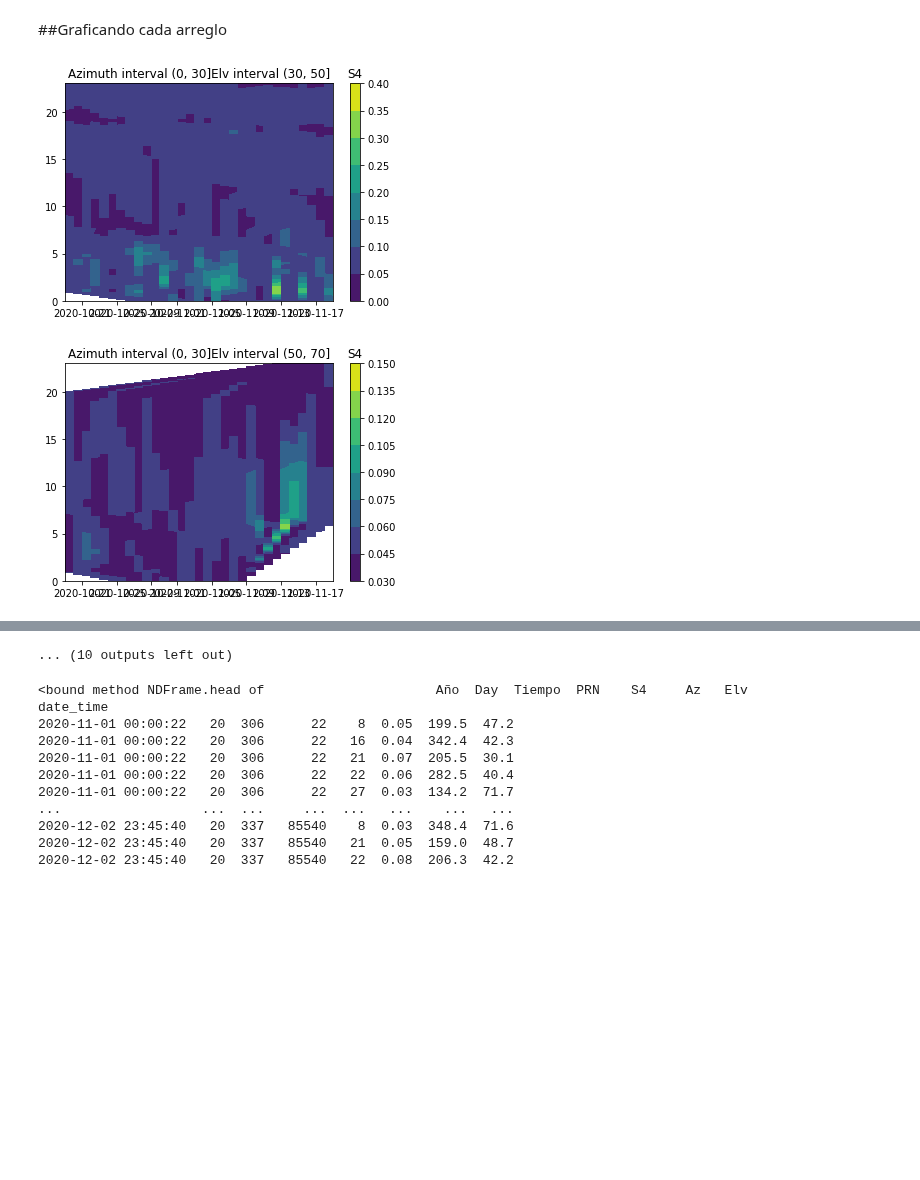
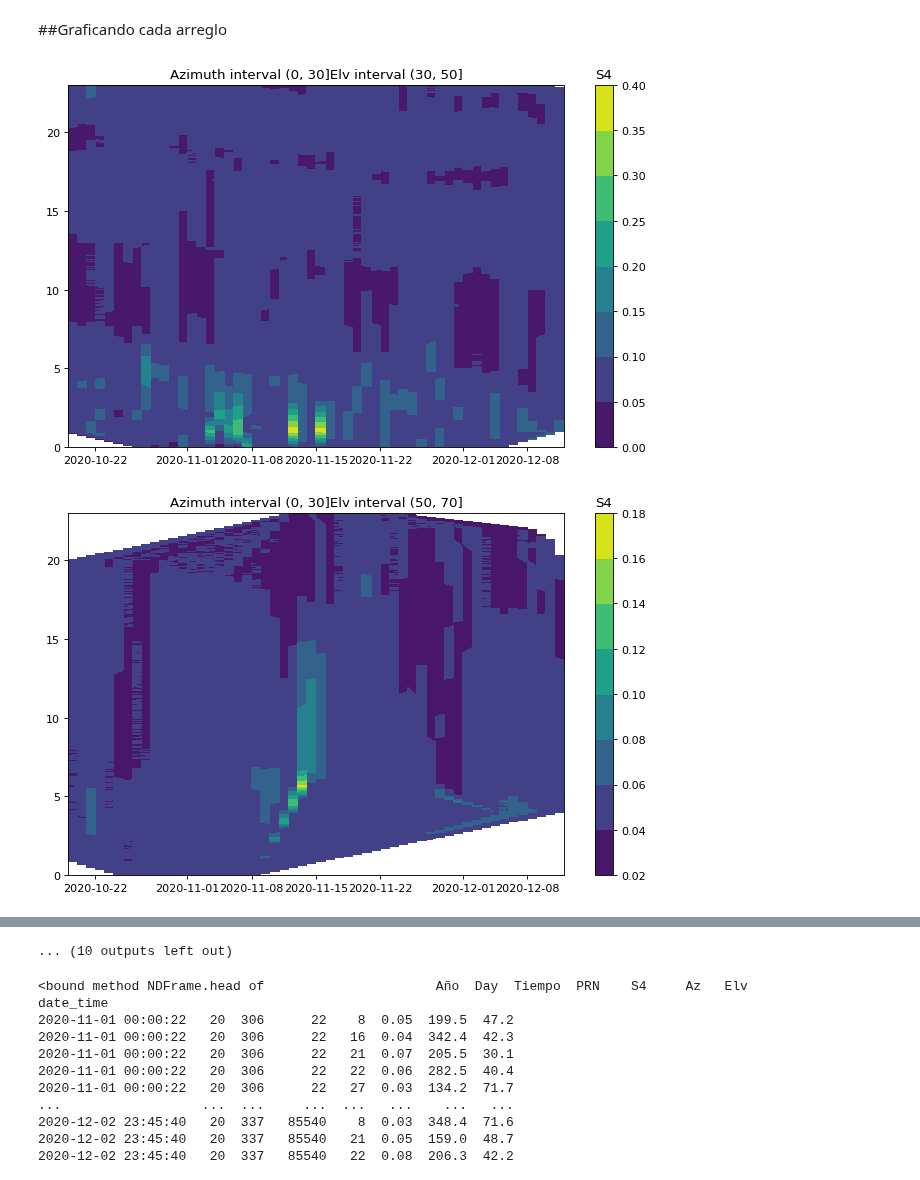
Before and after one commit to georgesteve/Research-Assitant-ML-ROJ, a Jupyter notebook: Grafico_de_S4_heatmap.ipynb, the cells around one changed output, grey strips where cells are left out. Cells and saved outputs as stored; diff of their text form; code cells hidden in the pictures; blank space fills up the shorter version.

```diff
--- a/Grafico_de_S4_heatmap.ipynb
+++ b/Grafico_de_S4_heatmap.ipynb
@@ -26,3 +28,7 @@ drive.mount("/content/gdrive")
+# %%
+
+Data = pd.read_csv('/content/gdrive/My Drive/gfajardo_uNz2xU-2020.csv',index_col=False)
+s4=Data.drop(columns=['Unnamed: 0'])
 # %% [markdown]
 ##Transformando columnas de tiempo a formato datetime
 # %%
@@ -87,32 +93,35 @@ y=s4_1min.S4.values
 from scipy.interpolate import griddata
 from jdcal import jd2jcal
 from datetime import datetime
+from matplotlib.pyplot import figure
+
 
 
 def plot_S4_hour_day(df,i):
+  figure(num=None, figsize=(10, 6), dpi=80, facecolor='w', edgecolor='k')
   xi = np.linspace(df.index.to_julian_date().min(), df.index.to_julian_date().max(), 2000)
   yi = np.linspace(df.index.hour.min(), df.index.hour.max(), 2000)
   zi = griddata((df.index.to_julian_date(),df.index.hour),df.S4,(xi[None,:],yi[:,None]),method='linear')
   xij = [jd2jcal(0,v) for v in xi]
   xid = [datetime(x[0],x[1],x[2]) for x in xij]
   plt.contourf(xid,yi,zi)
   plt.title(i)
   cbar=plt.colorbar()
   cbar.ax.set_title('S4', rotation=360)
   plt.show()
 
 n = 366*24
 df=s4_clean
 #df["z"]=  s4.S4
 #df["x"] = s4.index.date
 #df["y"] = s4.index.day
 
 
 for i, d in m:
   n=d.groupby(pd.cut(d["Elv"], np.arange(30, 90, 20)))
   for i1,d1 in n:
     label='Azimuth interval '+str(i)+'Elv interval '+str(i1)
     plot_S4_hour_day(d1,label)
 # %% [output]
-[figure, old version]
+[figure, new version]
-[figure, old version]
+[figure, new version]
```
Also changed, not shown: parts of 3 cells of this notebook.
